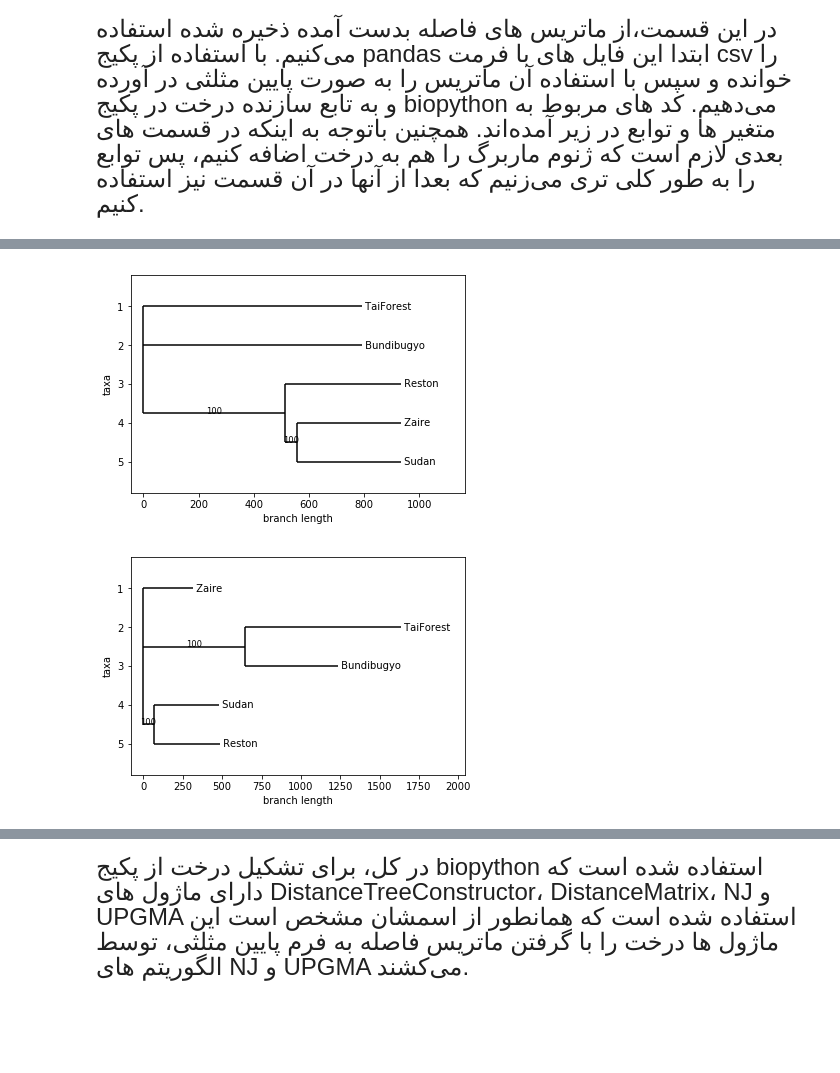
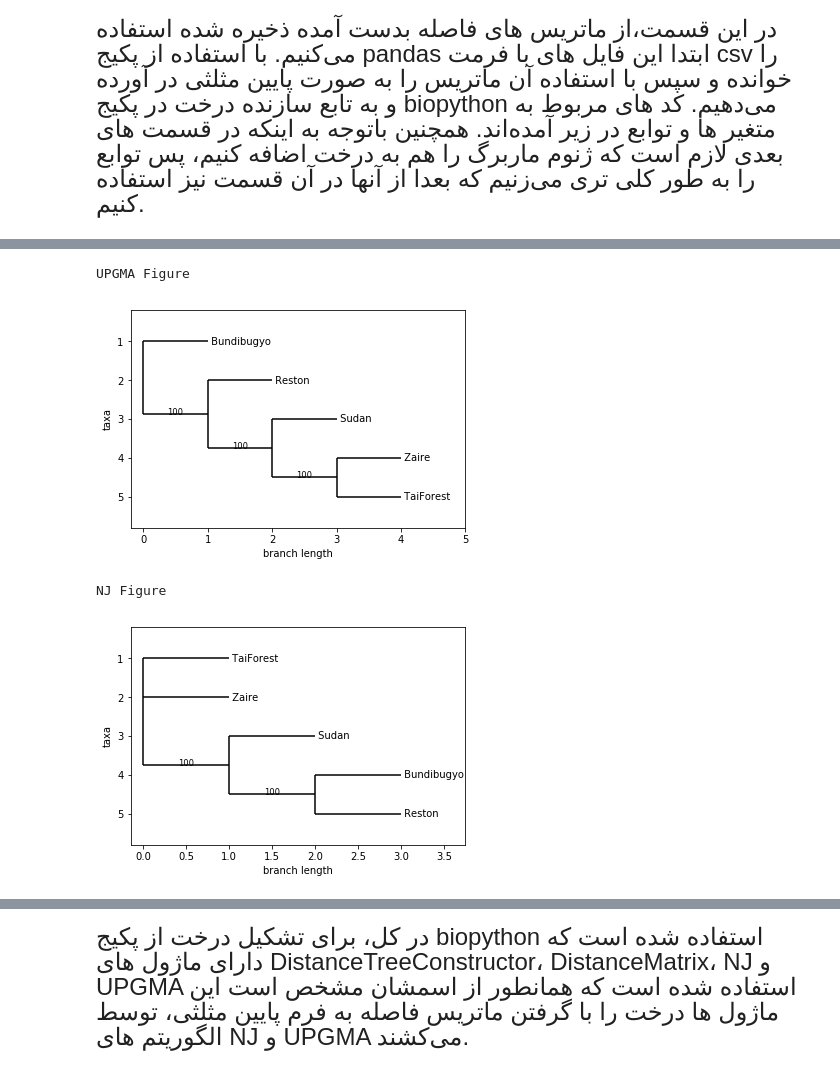
Before and after one commit to GabeOchieng/Ebolavirus-1, a Jupyter notebook: Description.ipynb, the cells around one changed output, grey strips where cells are left out. Cells and saved outputs as stored; diff of their text form; code cells hidden in the pictures; blank space fills up the shorter version.

```diff
--- a/Description.ipynb
+++ b/Description.ipynb
@@ -425,18 +434,26 @@ for gene_name in gene_names:  # For all genes
 # %%
-# Section 3.2
-from Bio.Phylo.Consensus import *
-NJ_trees = NJ_trees  # All NJ Trees in a list
-UPGMA_trees = UPGMA_trees  # All UPGMA Trees in a list
-NJ_tree = majority_consensus(NJ_trees, 0.4)  # Merge NJ Trees using Majority Consensus Algorithm
-UPGMA_tree = majority_consensus(UPGMA_trees, 0.4)  # Merge UPGMA Trees using Majority Consensus Algorithm
-Phylo.draw(UPGMA_tree)  # Draw merged UPGMA Tree --> it is not a good merge
-Phylo.draw(NJ_tree)  # Draw merged NJ Tree
+def merge_all_trees(): # Merge UPGMA Trees together && NJ Trees together
+#     construct_trees_for_all_genes_without_marburg()
+    NJ_tree = majority_consensus(NJ_trees,
+                                 0.4)  # Merge NJ Trees using Majority Consensus Algorithm (0.4 is best for practical)
+    UPGMA_tree = majority_consensus(UPGMA_trees,
+                                    0.4)  # Merge UPGMA Trees using Majority Consensus Algorithm (0.4 is best for practical)
+    print("UPGMA Figure")
+    save_tree(UPGMA_tree, 'UPGMA_Merged')  # Draw merged UPGMA Tree --> it is not a good merge
+    print("NJ Figure")
+    save_tree(NJ_tree, 'NJ_Merged')  # Draw merged NJ Tree
 
-# final_tree = majority_consensus([NJ_tree, UPGMA_tree], 0.4)  # Merge UPGMA && NJ Trees (Not Recommended!)
-# Phylo.draw_graphviz(final_tree) # Draw Final Tree
+    # final_tree = majority_consensus([NJ_tree, UPGMA_tree], 0.4)  # Merge UPGMA && NJ Trees (Not Recommended!)
+    # Phylo.draw_graphviz(final_tree) # Draw Final Tree
-# %% [output]
-[figure, removed]
-[figure, removed]
+# %%
+# Section 3.2
+from Bio.Phylo.Consensus import *
+merge_all_trees()
+# %% [output]
+UPGMA Figure
+[figure, added]
+NJ Figure
+[figure, added]
 # %%
 # Section 3.3 in pdf
 align_all_ebola_genomes()
```
Also changed, not shown: parts of 21 cells of this notebook, 2 other files.
